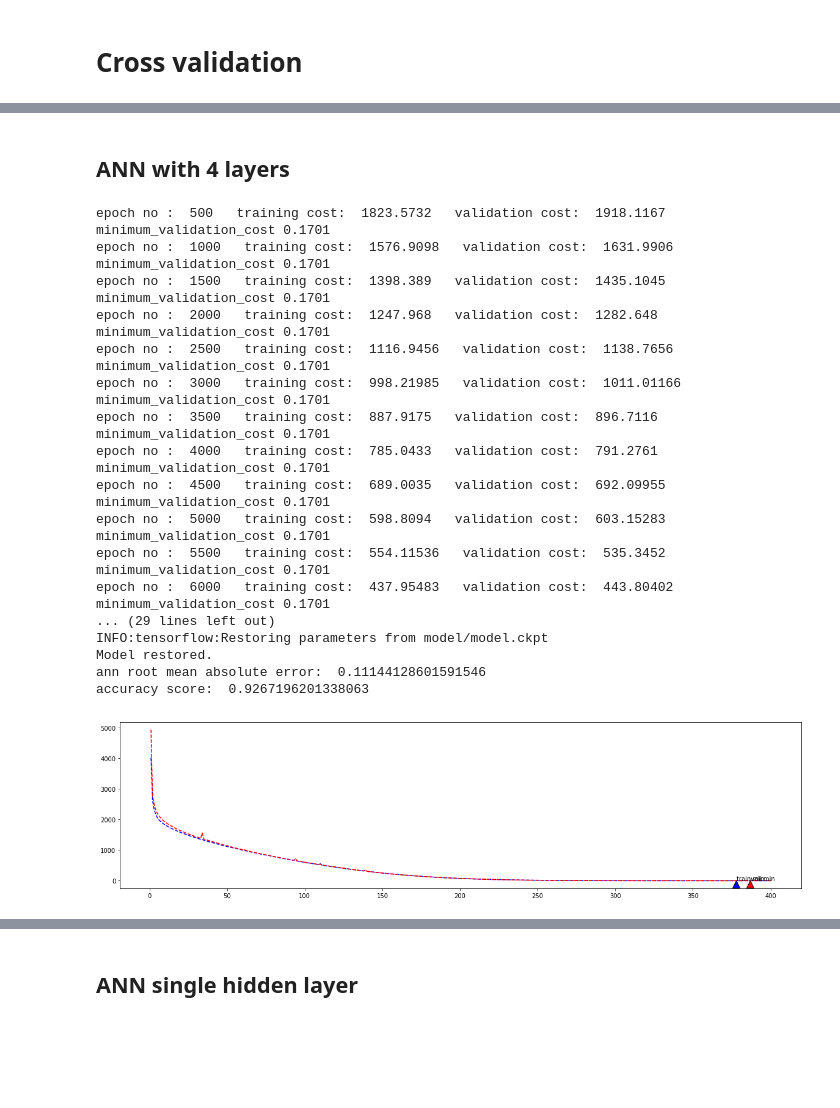
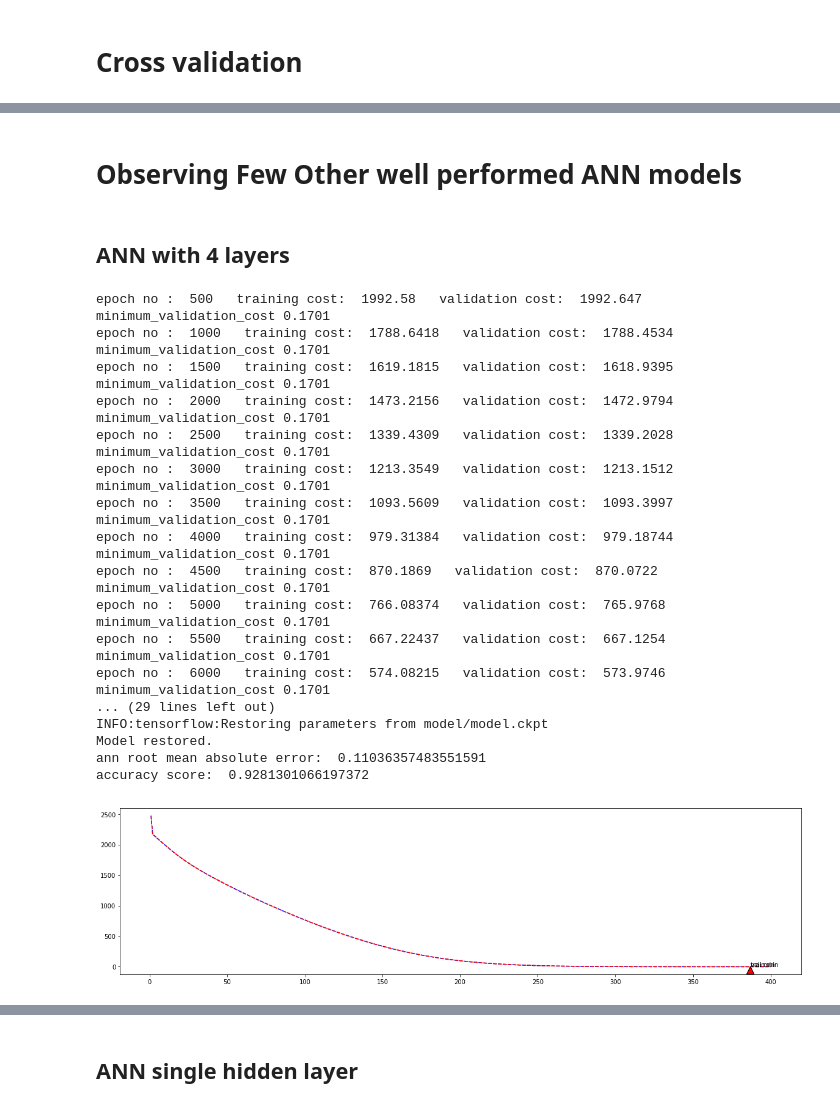
Before and after one commit to navidRashik/House-Prices-Advanced-Regression-Techniques, a Jupyter notebook: house_price.ipynb, the cells around one changed output, grey strips where cells are left out. Cells and saved outputs as stored; diff of their text form; code cells hidden in the pictures; blank space fills up the shorter version.

Commit message:
Ensemble added, hyperparameeter tuning of some models,model save in grid search issue fix,minor bug fix

```diff
--- a/house_price.ipynb
+++ b/house_price.ipynb
@@ -733,7 +733,7 @@ X_train, X_test, y_train, y_test = train_test_split(train_processed,
 # %%
 prediction_dict = dict()
 submit = False
-save_score = True
+save_score = False
 
 if submit :
     X_train = train_processed
@@ -953,12 +961,14 @@ def training_block(X_train,y_train, X_test,y_test):
 
             if new_minimum_validation_cost  < minimum_validation_cost :
                 minimum_validation_cost = new_minimum_validation_cost
-                global session_var
-                session_var = sess
+#                 global session_var
+#                 session_var = sess
 
-#         Save the variables to disk.
-        save_path = saver.save(session_var, "model/model.ckpt")
-        print("Model saved in path: %s" % save_path)
+                    #         Save the variables to disk.
+                save_path = saver.save(sess, "model/model.ckpt")
+
+        if save_path:
+            print("Model saved in path: %s" % save_path)
 
 
 
@@ -1001,5 +1011,7 @@ def Prediction_block(X_test):
     #     print(np.exp(prediction))
 
 prediction = Prediction_block(X_test)
-prediction_dict['ANN base'] = prediction
+
+pred_str = 'ANN_base_lr'+str(learning_rate)+'_beta'+str(beta1)+'-'+str(beta2)+'-'+str(beta3)+'-'+str(beta4)+'_hidden'+str(hidden_1)+'-'+str(hidden_2)+'-'+str(hidden_3)+'-'+str(hidden_4)
+prediction_dict[pred_str] = prediction
 # %% [output]
@@ -1154,3 +1167,5 @@ log_df
+# %% [markdown]
+# Observing Few Other well performed ANN models
 # %% [markdown]
 ## ANN with 4 layers
 # %%
@@ -1229,46 +1244,47 @@ hidden_1 = 76
 hidden_2 = 48
 hidden_3 = 32
 hidden_4 = 16
 minimum_validation_cost = 0.1701000
 #tf graph input
 X_tf = tf.placeholder("float" )
 y_tf = tf.placeholder("float" )
 
 weight_bais()
 miscellaneous_initialization()
 train_LC = []
 val_LC = []
 training_block(X_train,y_train, X_test,y_test)
 prediction = Prediction_block(X_test)
-# prediction_dict['ANN base'] = prediction
 test_rmse_score, test_r2_score = accuracy(y_test,prediction)
 
 print('ann root mean absolute error: ', test_rmse_score)
 print('accuracy score: ', test_r2_score  )
 learning_curve()
 
+pred_str = 'ANN_lr'+str(learning_rate)+'_beta'+str(beta1)+'-'+str(beta2)+'-'+str(beta3)+'-'+str(beta4)+'_hidden'+str(hidden_1)+'-'+str(hidden_2)+'-'+str(hidden_3)+'-'+str(hidden_4)
+prediction_dict[pred_str] = prediction
 
 # Data Save
 if save_score:
     log_df = pd.read_csv("diffrent_training_results.csv")
     log_df = log_df.append({'learning_rate' : learning_rate, 'num_steps' : num_steps, 'beta1' : beta1, 'beta2' : beta2, 'beta3' : beta3, 'beta4' : beta4, 'hidden_1' : hidden_1 , 'hidden_2' : hidden_2, 'hidden_3' : hidden_3, 'hidden_4' : hidden_4, 'input_dim' : input_dim , 'test_rmse_score' : test_rmse_score , 'test_r2_score' : test_r2_score}, ignore_index=True)
     log_df.to_csv("diffrent_training_results.csv", encoding='utf-8',index=False)
 # %% [output]
-epoch no :  500   training cost:  1823.5732   validation cost:  1918.1167     minimum_validation_cost 0.1701
-epoch no :  1000   training cost:  1576.9098   validation cost:  1631.9906     minimum_validation_cost 0.1701
-epoch no :  1500   training cost:  1398.389   validation cost:  1435.1045     minimum_validation_cost 0.1701
-epoch no :  2000   training cost:  1247.968   validation cost:  1282.648     minimum_validation_cost 0.1701
-epoch no :  2500   training cost:  1116.9456   validation cost:  1138.7656     minimum_validation_cost 0.1701
-epoch no :  3000   training cost:  998.21985   validation cost:  1011.01166     minimum_validation_cost 0.1701
-epoch no :  3500   training cost:  887.9175   validation cost:  896.7116     minimum_validation_cost 0.1701
-epoch no :  4000   training cost:  785.0433   validation cost:  791.2761     minimum_validation_cost 0.1701
-epoch no :  4500   training cost:  689.0035   validation cost:  692.09955     minimum_validation_cost 0.1701
-epoch no :  5000   training cost:  598.8094   validation cost:  603.15283     minimum_validation_cost 0.1701
-epoch no :  5500   training cost:  554.11536   validation cost:  535.3452     minimum_validation_cost 0.1701
-epoch no :  6000   training cost:  437.95483   validation cost:  443.80402     minimum_validation_cost 0.1701
+epoch no :  500   training cost:  1992.58   validation cost:  1992.647     minimum_validation_cost 0.1701
+epoch no :  1000   training cost:  1788.6418   validation cost:  1788.4534     minimum_validation_cost 0.1701
+epoch no :  1500   training cost:  1619.1815   validation cost:  1618.9395     minimum_validation_cost 0.1701
+epoch no :  2000   training cost:  1473.2156   validation cost:  1472.9794     minimum_validation_cost 0.1701
+epoch no :  2500   training cost:  1339.4309   validation cost:  1339.2028     minimum_validation_cost 0.1701
+epoch no :  3000   training cost:  1213.3549   validation cost:  1213.1512     minimum_validation_cost 0.1701
+epoch no :  3500   training cost:  1093.5609   validation cost:  1093.3997     minimum_validation_cost 0.1701
+epoch no :  4000   training cost:  979.31384   validation cost:  979.18744     minimum_validation_cost 0.1701
+epoch no :  4500   training cost:  870.1869   validation cost:  870.0722     minimum_validation_cost 0.1701
+epoch no :  5000   training cost:  766.08374   validation cost:  765.9768     minimum_validation_cost 0.1701
+epoch no :  5500   training cost:  667.22437   validation cost:  667.1254     minimum_validation_cost 0.1701
+epoch no :  6000   training cost:  574.08215   validation cost:  573.9746     minimum_validation_cost 0.1701
 ... (29 lines left out)
 INFO:tensorflow:Restoring parameters from model/model.ckpt
 Model restored.
-ann root mean absolute error:  0.11144128601591546
-accuracy score:  0.9267196201338063
+ann root mean absolute error:  0.11036357483551591
+accuracy score:  0.9281301066197372
-[figure, old version]
+[figure, new version]
```
Also changed, not shown: parts of 26 cells of this notebook, 4 other files.
